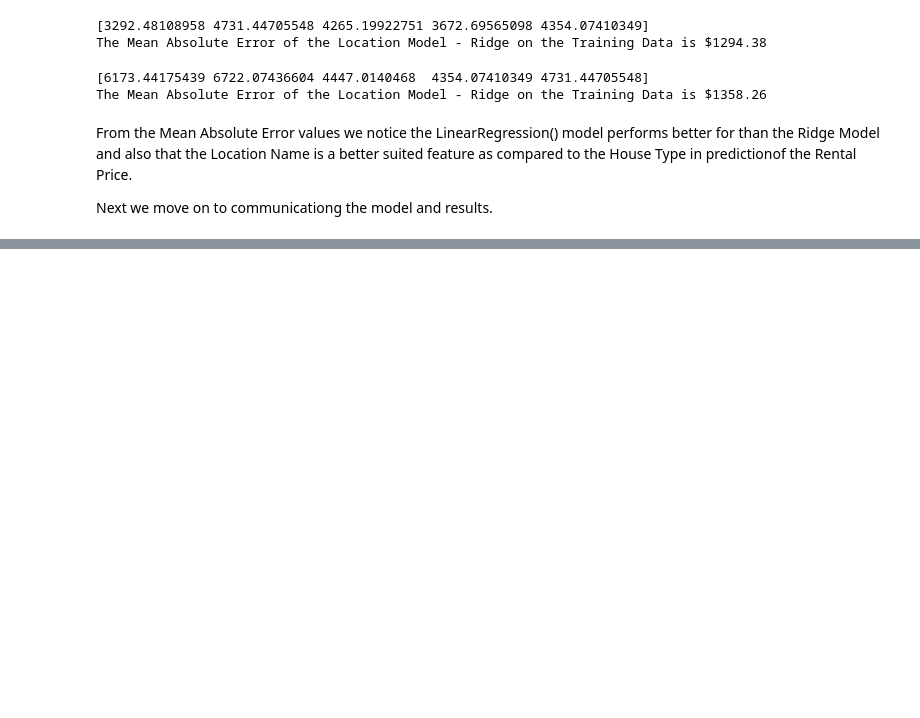
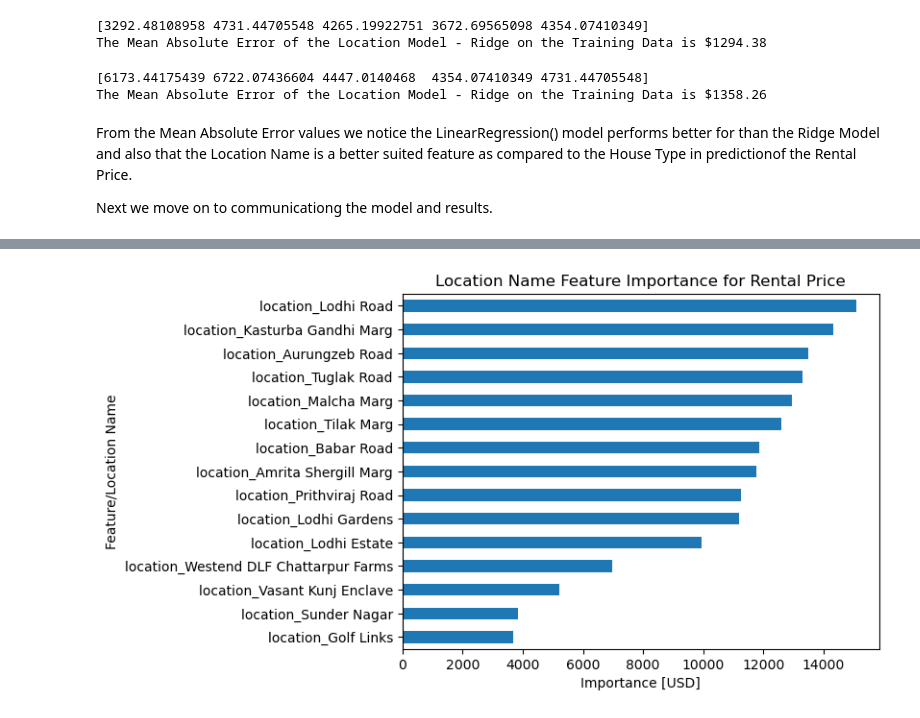
Before and after one commit to dumisanimukuchura/Dehli-Indian-Housing-Analysis-Part-4-Predict-Price-with-Location-Name-and-with-House-Type, a Jupyter notebook: notebook/Dehli-Indian-Housing-Analysis-Part-4-Predict-Price-with-Location-Name-and-with-House-Type.ipynb, the cells around one changed output, grey strips where cells are left out. Drawn from its saved outputs; the diff is of its cells as text; code cells hidden in the pictures; blank space fills up the shorter version.

Commit message:
Communicating the Model Fomulae and Conclusion

```diff
--- a/notebook/Dehli-Indian-Housing-Analysis-Part-4-Predict-Price-with-Location-Name-and-with-House-Type.ipynb
+++ b/notebook/Dehli-Indian-Housing-Analysis-Part-4-Predict-Price-with-Location-Name-and-with-House-Type.ipynb
@@ -227,3 +228,14 @@ These values are the same as we are using a single Target
 ### Iterate
 # %% [markdown]
 ### For the Location Name Model
+# %%
+# Check OneHotEncoding resulting DF for the drop off from 139 to 120 categories
+
+#Instantiate OHE
+ohe = OneHotEncoder(use_cat_names=True)
+#Fit OHE
+ohe.fit(X_train_loc)
+#Transform
+XT_train = ohe.transform(X_train_loc)
+print(XT_train.shape)
+XT_train.head()
@@ -362,0 +388,12 @@ Next we move on to communicationg the model and results.
+# %%
+# Get the Intercepts and Coefficients for the Location Name Model
+
+intercept_loc = model_loc.named_steps["linearregression"].intercept_
+coefficients_loc = model_loc.named_steps["linearregression"].coef_
+print("Coefficients of the Location Name Linear Regression model length:", len(coefficients_loc))
+print(coefficients_loc[:5])  # First five coefficients
+
+# Get the associated Feature Names for the Location Name Model
+feature_names_loc = model_loc.named_steps["onehotencoder"].get_feature_names_out()
+print("features len:", len(feature_names_loc))
+print(feature_names_loc[:5])  # First five feature names
@@ -362,0 +408,5 @@ Next we move on to communicationg the model and results.
+# %%
+# Create a series for the Features and Intercepts for the Location Model
+
+feat_imp_loc = pd.Series(coefficients_loc, feature_names_loc)
+feat_imp_loc.head()
@@ -362,0 +444,9 @@ Next we move on to communicationg the model and results.
+# %%
+# Bar Chat of the Most Important Categories affecting the Rental Price
+
+feat_imp_loc.sort_values(key=abs).tail(15).plot(kind = "barh")
+plt.xlabel("Importance [USD]")
+plt.ylabel("Feature/Location Name")
+plt.title("Location Name Feature Importance for Rental Price");
+# %% [output]
+[figure, added]
```
Also changed, not shown: parts of 14 cells of this notebook.
